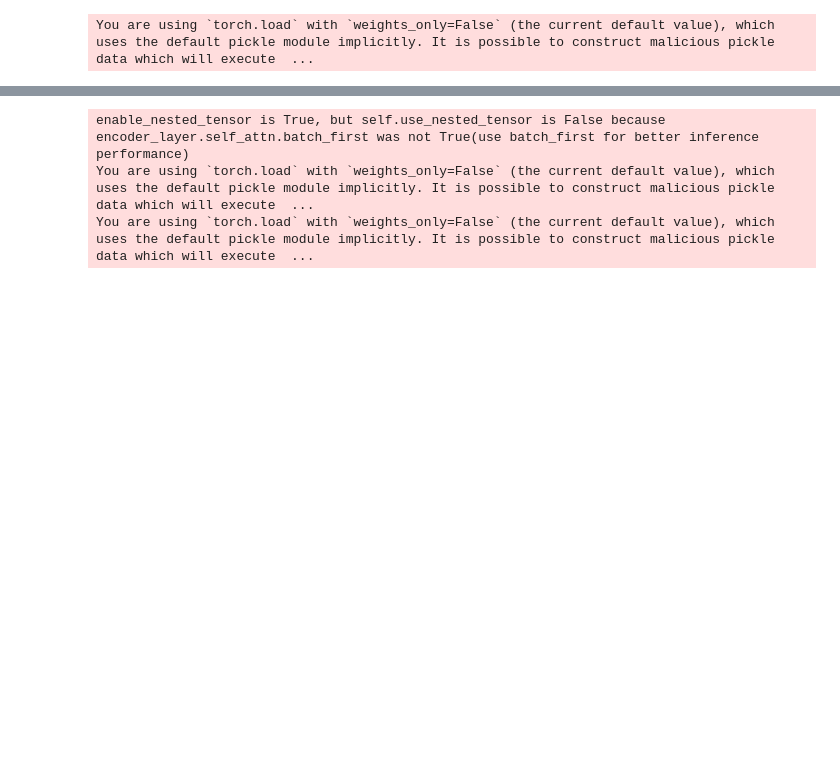
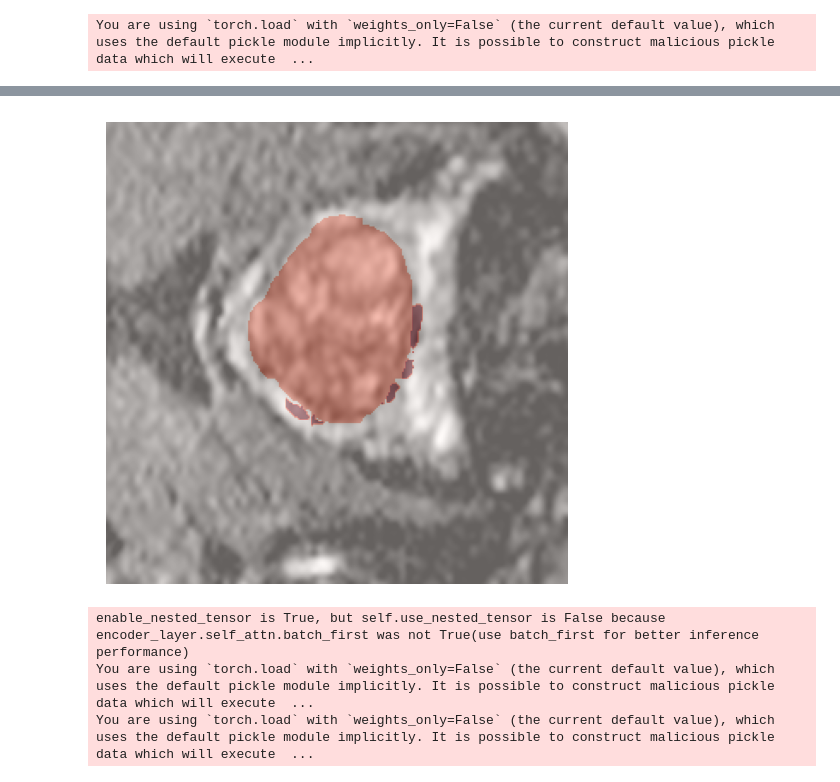
Before and after one commit to anirudhbalaraman/WSAttention-Prostate, a Jupyter notebook: temp.ipynb, the cells around one changed output, grey strips where cells are left out. Drawn from its saved outputs; the diff is of its cells as text; code cells hidden in the pictures; blank space fills up the shorter version.

```diff
--- a/temp.ipynb
+++ b/temp.ipynb
@@ -112,7 +112,7 @@ args = argparse.Namespace(
 
 args = register_files(args)
 args = get_segmask(args)
-args = histmatch(args)
-args = get_heatmap(args)
+#args = histmatch(args)
+#args = get_heatmap(args)
 # %% [output]
 You are using `torch.load` with `weights_only=False` (the current default value), which uses the default pickle module implicitly. It is possible to construct malicious pickle data which will execute  ...
@@ -118,0 +123,8 @@ You are using `torch.load` with `weights_only=False` (the current default value)
+# %%
+files = os.listdir(args.t2_dir)
+file = files[0]
+# %%
+t2, t2_spc = nrrd.read(os.path.join(args.t2_dir, file))
+dwi, dwi_spc = nrrd.read(os.path.join(args.dwi_dir, file))
+adc, adc_spc = nrrd.read(os.path.join(args.adc_dir, file))
+seg, seg_spc = nrrd.read(os.path.join(args.seg_dir, file))
@@ -119,3 +173,19 @@ You are using `torch.load` with `weights_only=False` (the current default value)
+# %%
+import numpy as np
+import matplotlib.pyplot as plt
+
+# image: HxW (grayscale) or HxWx3 (RGB)
+# mask:  HxW (binary or label mask)
+
+plt.figure(figsize=(6, 6))
+
+plt.imshow(adc[:,:,15], cmap="gray")
+plt.imshow(seg[:,:,15], cmap="Reds", alpha=0.4)  # overlay mask
+plt.axis("off")
+
+plt.show()
+# %% [output]
+[figure, added]
 # %%
 args.num_classes = 4
 args.mil_mode = "att_trans"
```
Also changed, not shown: parts of 4 cells of this notebook, 26 other files.
